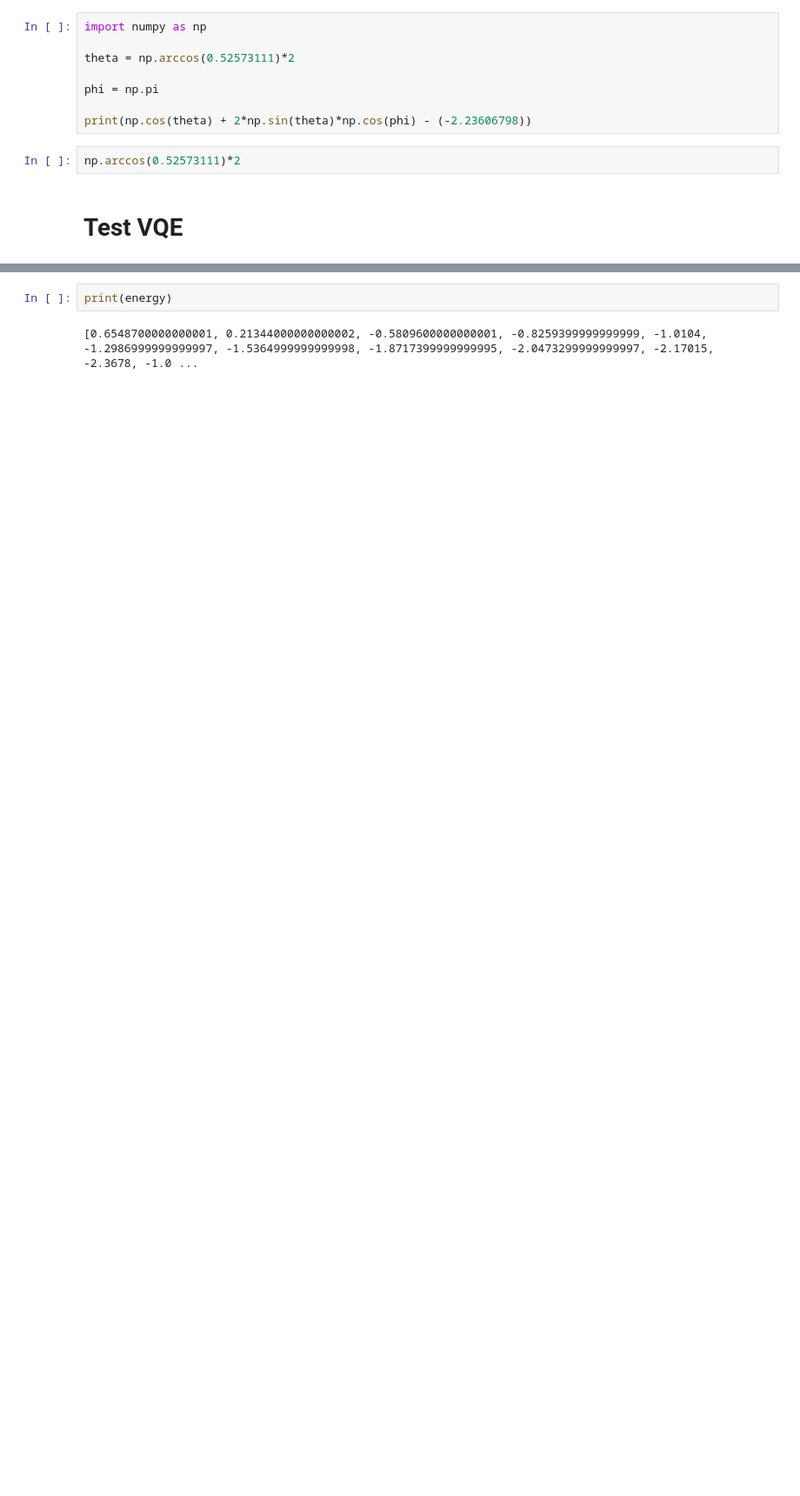
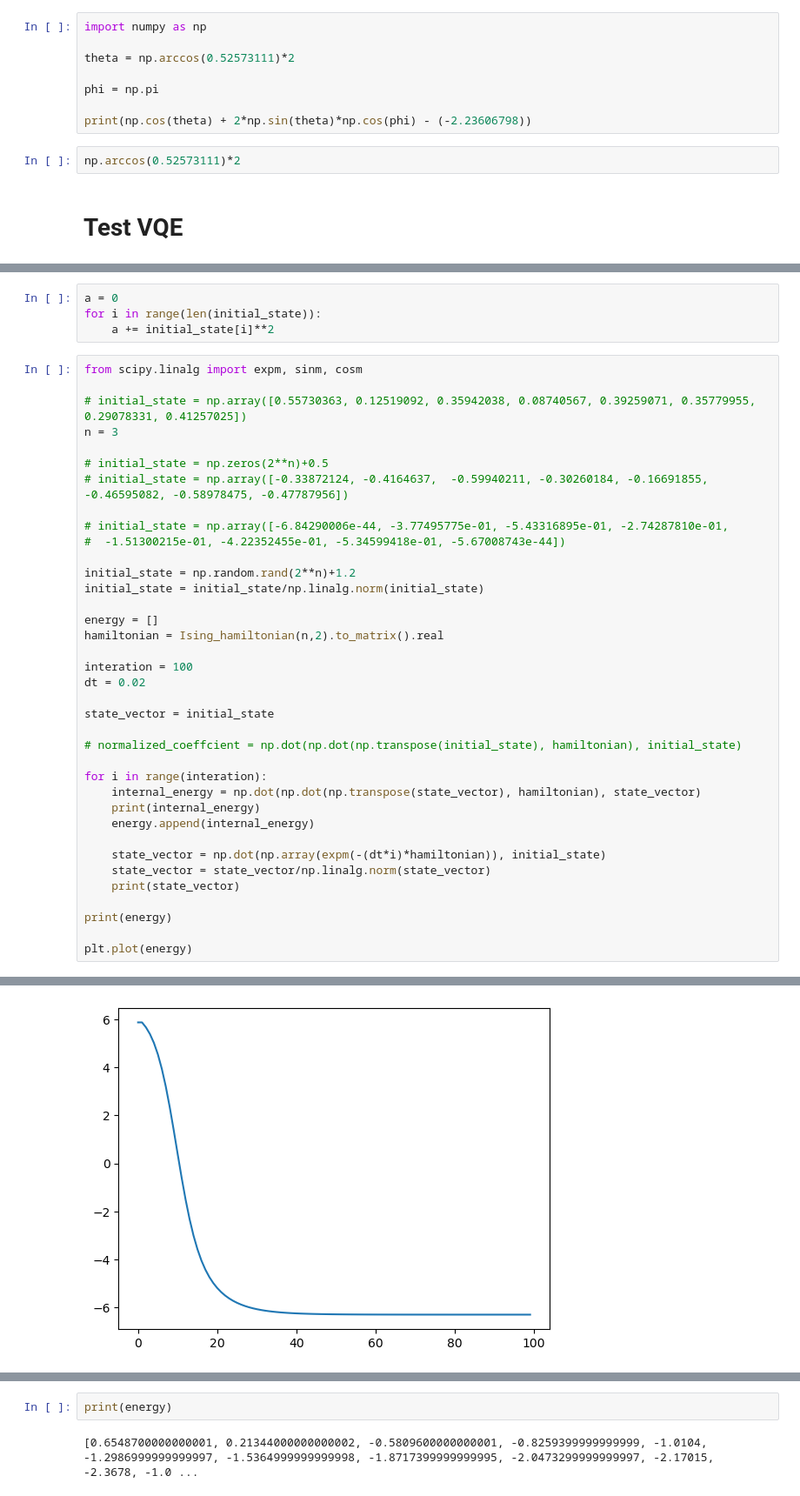
Before and after one commit to nguyenvulinh666/Variational-Quantum-EigeinSolver, a Jupyter notebook: Complete_VQE.ipynb, the cells around one changed output, grey strips where cells are left out. Shown: that part at 87% size. Drawn from its saved outputs; the diff is of its cells as text; blank space fills up the shorter version.

```diff
--- a/Complete_VQE.ipynb
+++ b/Complete_VQE.ipynb
@@ -2479,0 +2646,42 @@ reflection
+# %%
+a = 0
+for i in range(len(initial_state)):
+    a += initial_state[i]**2
+# %%
+from scipy.linalg import expm, sinm, cosm
+
+# initial_state = np.array([0.55730363, 0.12519092, 0.35942038, 0.08740567, 0.39259071, 0.35779955, 0.29078331, 0.41257025])
+n = 3
+
+# initial_state = np.zeros(2**n)+0.5
+# initial_state = np.array([-0.33872124, -0.4164637,  -0.59940211, -0.30260184, -0.16691855, -0.46595082, -0.58978475, -0.47787956])
+
+# initial_state = np.array([-6.84290006e-44, -3.77495775e-01, -5.43316895e-01, -2.74287810e-01,
+#  -1.51300215e-01, -4.22352455e-01, -5.34599418e-01, -5.67008743e-44])
+
+initial_state = np.random.rand(2**n)+1.2
+initial_state = initial_state/np.linalg.norm(initial_state)
+
+energy = []
+hamiltonian = Ising_hamiltonian(n,2).to_matrix().real
+
+interation = 100
+dt = 0.02
+
+state_vector = initial_state
+
+# normalized_coeffcient = np.dot(np.dot(np.transpose(initial_state), hamiltonian), initial_state)
+
+for i in range(interation):
+    internal_energy = np.dot(np.dot(np.transpose(state_vector), hamiltonian), state_vector)
+    print(internal_energy)
+    energy.append(internal_energy)
+
+    state_vector = np.dot(np.array(expm(-(dt*i)*hamiltonian)), initial_state)
+    state_vector = state_vector/np.linalg.norm(state_vector)
+    print(state_vector)
+
+print(energy)
+
+plt.plot(energy)
+# %% [output]
@@ -2479,0 +2706 @@ reflection
+[figure, added]
```
Also changed, not shown: parts of 44 cells of this notebook, 15 other files.
